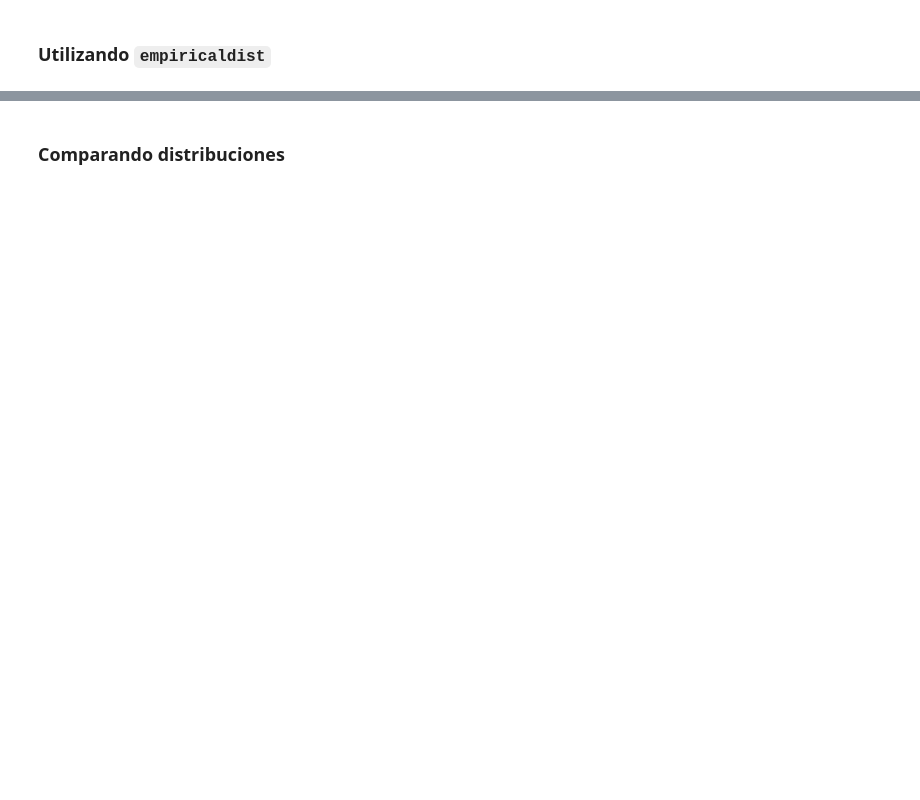
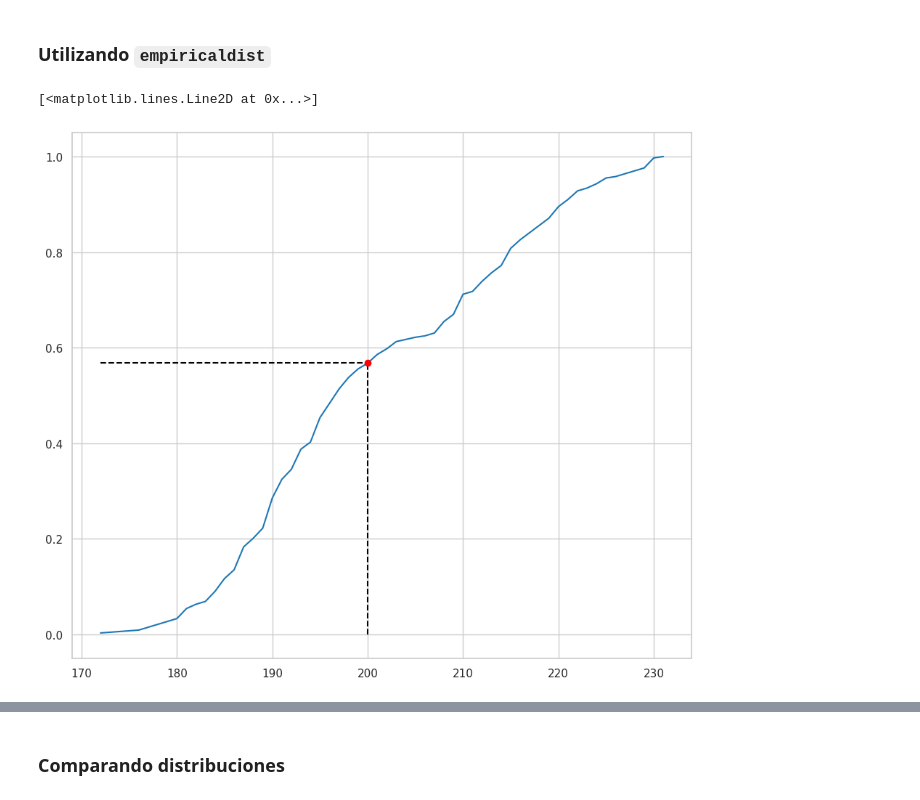
Before and after one commit to jariel17/curso-analisis-exploratorio-de-datos, a Jupyter notebook: 01-conociendo-nuestros-datos.ipynb, the cells around one changed output, grey strips where cells are left out. Drawn from its saved outputs; the diff is of its cells as text; code cells hidden in the pictures; blank space fills up the shorter version.

```diff
--- a/01-conociendo-nuestros-datos.ipynb
+++ b/01-conociendo-nuestros-datos.ipynb
@@ -881,2 +927,33 @@ La función de distribución de probabilidad devuelve la probabilidad de que una
 # %% [markdown]
 ### Utilizando `empiricaldist`
+# %%
+cdf_flipper_length_mm = empiricaldist.Cdf.from_seq(
+    processed_penguins_df.flipper_length_mm,
+    normalize=True
+)
+# %%
+cdf_flipper_length_mm.plot()
+
+q = 200
+p = cdf_flipper_length_mm.forward(q)
+
+plt.vlines(
+    x=q,
+    ymin=0,
+    ymax=p,
+    color='black',
+    linestyle='dashed'
+)
+
+plt.hlines(
+    y=p,
+    xmin=pmf_flipper_length_mm.qs[0],
+    xmax=q,
+    color='black',
+    linestyle='dashed'
+)
+
+plt.plot(q, p, 'ro')
+# %% [output]
+[<matplotlib.lines.Line2D at 0x...>]
+[figure, added]
```
Also changed, not shown: parts of 13 cells of this notebook.
